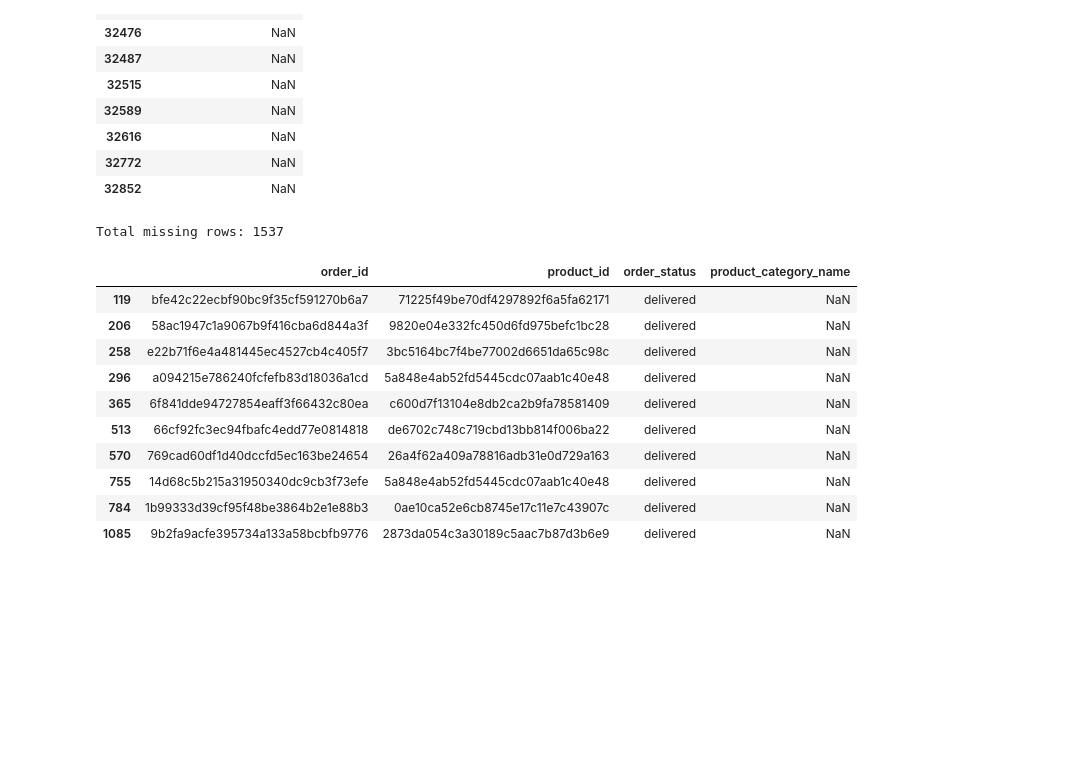
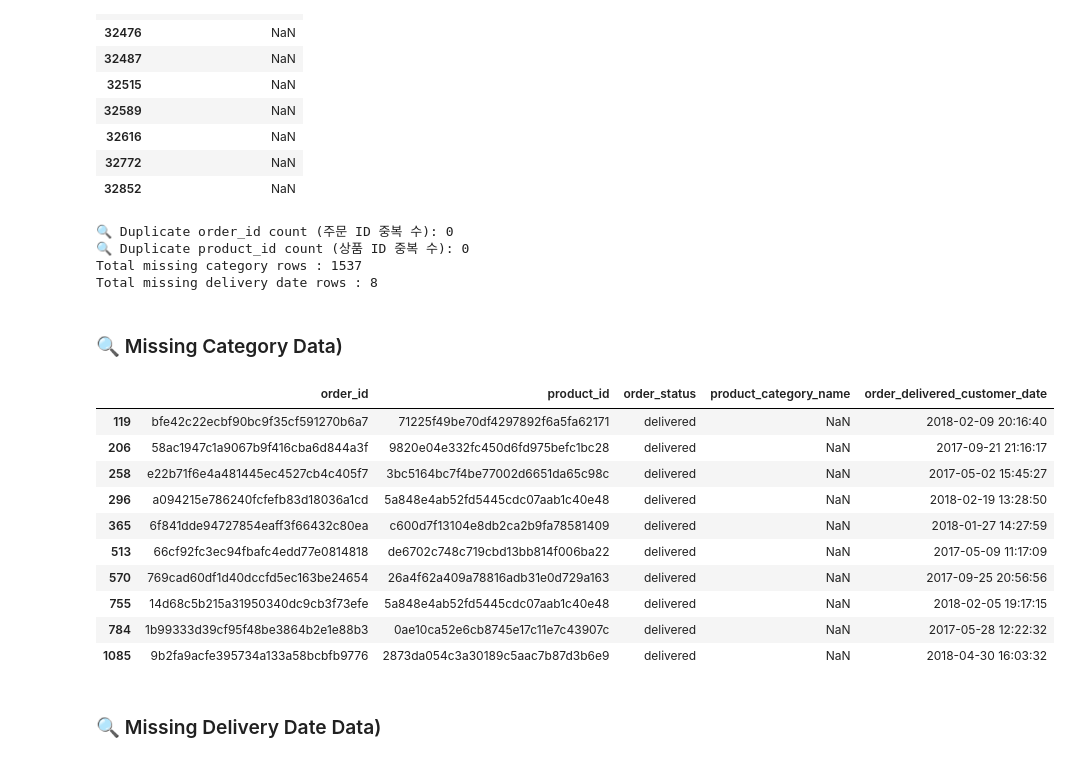
Before and after one commit to sabineleesm-stack/olist-ecommerce-analysis, a Jupyter notebook: notebooks/check_data.ipynb, the cells around one changed output. Cells and saved outputs as stored; diff of their text form; code cells hidden in the pictures; blank space fills up the shorter version.

```diff
--- a/notebooks/check_data.ipynb
+++ b/notebooks/check_data.ipynb
@@ -169,40 +169,62 @@ counts of missing value: 610
 # %%
 # 1. Get the datasets we need
 orders = datasets["olist_orders_dataset"]
 items = datasets["olist_order_items_dataset"]
 products = datasets["olist_products_dataset"]
+
+# +) Check if there are any same IDs in the columns
+duplicate_orders = orders.duplicated(subset=['order_id']).sum()
+duplicate_products = products.duplicated(subset=['product_id']).sum()
+print(f"🔍 Duplicate order_id count: {duplicate_orders}")
+print(f"🔍 Duplicate product_id count: {duplicate_products}")
 
 # 2. Filter only 'delivered' orders
 delivered_orders = orders[orders['order_status'] == 'delivered']
 
 # 3. Merge datasets: Orders + Items + Products
 # a. Merge delivered orders and items
 merged_df = pd.merge(delivered_orders, items, on='order_id', how='inner')
 
 # b. Merge the result with products
 merged_df = pd.merge(merged_df, products, on='product_id', how='inner')
 
-# 4. Find rows where the category name is missing (NaN)
-# We can use .isnull() to find empty values
+# 4. Find missing data
+# a. Missing category name
 missing_category_df = merged_df[merged_df['product_category_name'].isnull()]
 
+# b. Missing delivery date
+missing_date_df = merged_df[merged_df['order_delivered_customer_date'].isnull()]
+
 # Check the total number of missing rows
-print(f"Total missing rows: {len(missing_category_df)}\n")
+print(f"Total missing category rows : {len(missing_category_df)}")
+print(f"Total missing delivery date rows : {len(missing_date_df)}\n")
 
 # Select only the columns we want to see
-cols_to_show = ['order_id', 'product_id', 'order_status', 'product_category_name']
+cols_to_show = ['order_id', 'product_id', 'order_status', 'product_category_name', 'order_delivered_customer_date']
+
+# Display the first 10 rows using .head(10)
+from IPython.display import display, Markdown
+
+display(Markdown("### 🔍 Missing Category Data)"))
 display(missing_category_df[cols_to_show].head(10))
-display(missing_category_df[cols_to_show].tail(10))
+
+display(Markdown("### 🔍 Missing Delivery Date Data)"))
+display(missing_date_df[cols_to_show].head(10))
 # %% [output]
-Total missing rows: 1537
+🔍 Duplicate order_id count (주문 ID 중복 수): 0
+🔍 Duplicate product_id count (상품 ID 중복 수): 0
+Total missing category rows : 1537
+Total missing delivery date rows : 8
+### 🔍 Missing Category Data)
-|  | order_id | product_id | order_status | product_category_name |
-| 119 | bfe42c22ecbf90bc9f35cf591270b6a7 | 71225f49be70df4297892f6a5fa62171 | delivered | NaN |
-| 206 | 58ac1947c1a9067b9f416cba6d844a3f | 9820e04e332fc450d6fd975befc1bc28 | delivered | NaN |
-| 258 | e22b71f6e4a481445ec4527cb4c405f7 | 3bc5164bc7f4be77002d6651da65c98c | delivered | NaN |
-| 296 | a094215e786240fcfefb83d18036a1cd | 5a848e4ab52fd5445cdc07aab1c40e48 | delivered | NaN |
-| 365 | 6f841dde94727854eaff3f66432c80ea | c600d7f13104e8db2ca2b9fa78581409 | delivered | NaN |
-| 513 | 66cf92fc3ec94fbafc4edd77e0814818 | de6702c748c719cbd13bb814f006ba22 | delivered | NaN |
-| 570 | 769cad60df1d40dccfd5ec163be24654 | 26a4f62a409a78816adb31e0d729a163 | delivered | NaN |
-| 755 | 14d68c5b215a31950340dc9cb3f73efe | 5a848e4ab52fd5445cdc07aab1c40e48 | delivered | NaN |
-| 784 | 1b99333d39cf95f48be3864b2e1e88b3 | 0ae10ca52e6cb8745e17c11e7c43907c | delivered | NaN |
-| 1085 | 9b2fa9acfe395734a133a58bcbfb9776 | 2873da054c3a30189c5aac7b87d3b6e9 | delivered | NaN |
+|  | order_id | product_id | order_status | product_category_name | order_delivered_customer_date |
+| 119 | bfe42c22ecbf90bc9f35cf591270b6a7 | 71225f49be70df4297892f6a5fa62171 | delivered | NaN | 2018-02-09 20:16:40 |
+| 206 | 58ac1947c1a9067b9f416cba6d844a3f | 9820e04e332fc450d6fd975befc1bc28 | delivered | NaN | 2017-09-21 21:16:17 |
+| 258 | e22b71f6e4a481445ec4527cb4c405f7 | 3bc5164bc7f4be77002d6651da65c98c | delivered | NaN | 2017-05-02 15:45:27 |
+| 296 | a094215e786240fcfefb83d18036a1cd | 5a848e4ab52fd5445cdc07aab1c40e48 | delivered | NaN | 2018-02-19 13:28:50 |
+| 365 | 6f841dde94727854eaff3f66432c80ea | c600d7f13104e8db2ca2b9fa78581409 | delivered | NaN | 2018-01-27 14:27:59 |
+| 513 | 66cf92fc3ec94fbafc4edd77e0814818 | de6702c748c719cbd13bb814f006ba22 | delivered | NaN | 2017-05-09 11:17:09 |
+| 570 | 769cad60df1d40dccfd5ec163be24654 | 26a4f62a409a78816adb31e0d729a163 | delivered | NaN | 2017-09-25 20:56:56 |
+| 755 | 14d68c5b215a31950340dc9cb3f73efe | 5a848e4ab52fd5445cdc07aab1c40e48 | delivered | NaN | 2018-02-05 19:17:15 |
+| 784 | 1b99333d39cf95f48be3864b2e1e88b3 | 0ae10ca52e6cb8745e17c11e7c43907c | delivered | NaN | 2017-05-28 12:22:32 |
+| 1085 | 9b2fa9acfe395734a133a58bcbfb9776 | 2873da054c3a30189c5aac7b87d3b6e9 | delivered | NaN | 2018-04-30 16:03:32 |
+### 🔍 Missing Delivery Date Data)
```
Also changed, not shown: parts of 3 cells of this notebook, 7 other files.
